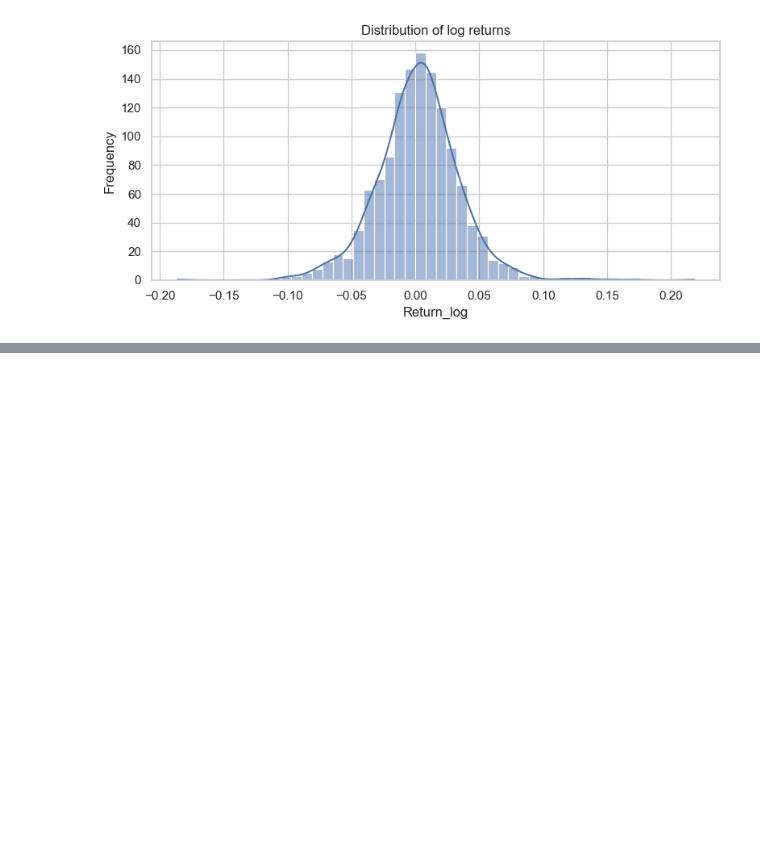
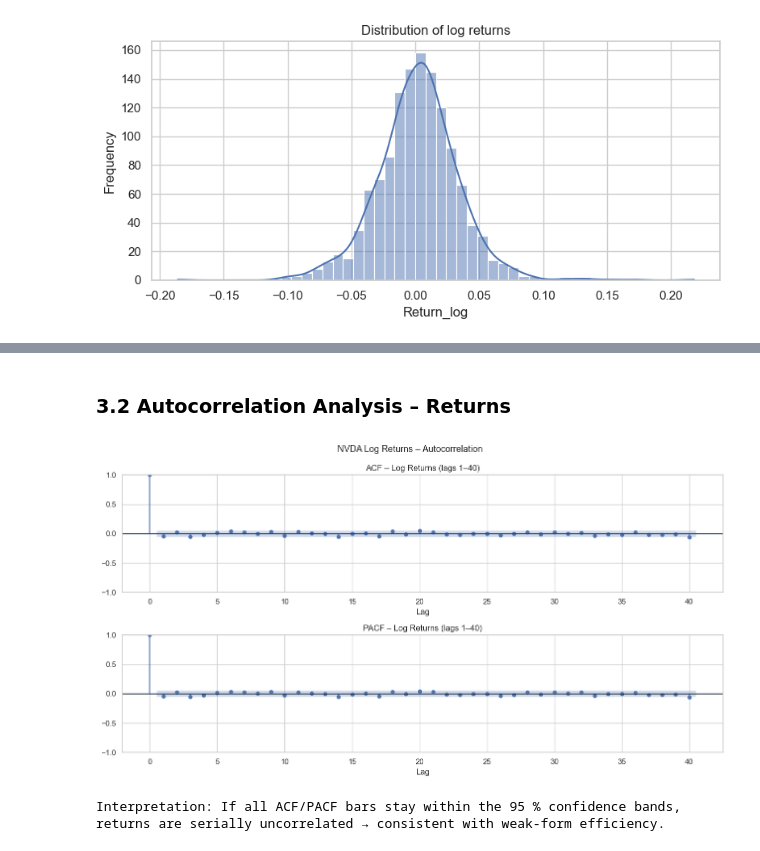
Before and after one commit to AssylbekO/NVDA, a Jupyter notebook: src/main.ipynb, the cells around one changed output, grey strips where cells are left out. Drawn from its saved outputs; the diff is of its cells as text; code cells hidden in the pictures; blank space fills up the shorter version.

```diff
--- a/src/main.ipynb
+++ b/src/main.ipynb
@@ -160,0 +365,25 @@ plot_distribution(df, column="Return_log", title="Distribution of log returns")
+# %% [markdown]
+### 3.2 Autocorrelation Analysis – Returns
+# %%
+from statsmodels.graphics.tsaplots import plot_acf, plot_pacf  # pyright: ignore
+import matplotlib.pyplot as plt
+
+returns = df["Return_log"].dropna()
+
+fig, axes = plt.subplots(2, 1, figsize=(13, 7))
+plot_acf(returns,  lags=40, ax=axes[0], alpha=0.05,
+         title="ACF – Log Returns (lags 1–40)")
+plot_pacf(returns, lags=40, ax=axes[1], alpha=0.05,
+          method="ywm", title="PACF – Log Returns (lags 1–40)")
+for ax in axes:
+    ax.axhline(0, color="black", linewidth=0.6)
+    ax.set_xlabel("Lag")
+plt.suptitle("NVDA Log Returns – Autocorrelation", fontsize=13)
+plt.tight_layout()
+plt.show()
+print("Interpretation: If all ACF/PACF bars stay within the 95 % confidence bands,")
+print("returns are serially uncorrelated → consistent with weak-form efficiency.")
+# %% [output]
+[figure, added]
+Interpretation: If all ACF/PACF bars stay within the 95 % confidence bands,
+returns are serially uncorrelated → consistent with weak-form efficiency.
```
Also changed, not shown: parts of 21 cells of this notebook.
